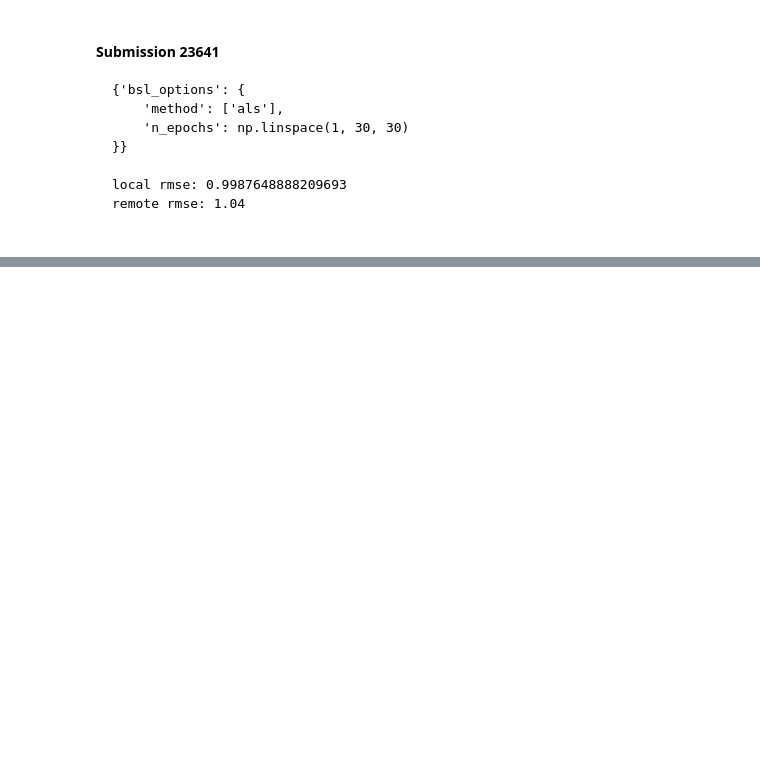
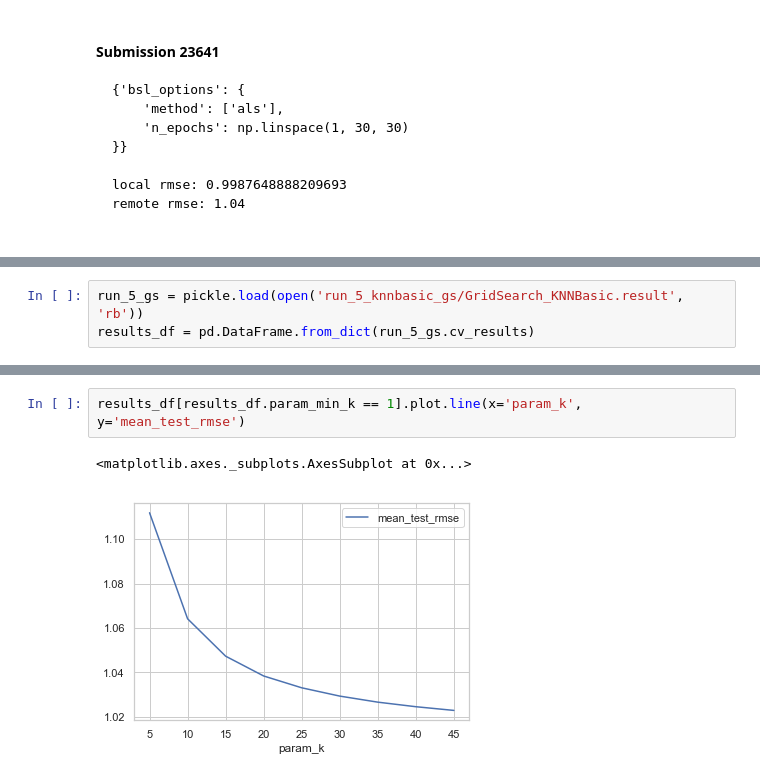
Before and after one commit to justcho5/ml_projects, a Jupyter notebook: project2/AnalyzeResult.ipynb, the cells around one changed output, grey strips where cells are left out. Drawn from its saved outputs; the diff is of its cells as text; blank space fills up the shorter version.

Commit message:
added another grid search
Signed-off-by: Kirusanth Poopalasingam <code@kiru.io>

```diff
--- a/project2/AnalyzeResult.ipynb
+++ b/project2/AnalyzeResult.ipynb
@@ -288,0 +276,3 @@ pa
+# %%
+run_5_gs = pickle.load(open('run_5_knnbasic_gs/GridSearch_KNNBasic.result', 'rb'))
+results_df = pd.DataFrame.from_dict(run_5_gs.cv_results)
@@ -288,0 +290,5 @@ pa
+# %%
+results_df[results_df.param_min_k == 1].plot.line(x='param_k', y='mean_test_rmse')
+# %% [output]
+<matplotlib.axes._subplots.AxesSubplot at 0x...>
+[figure, added]
```
Also changed, not shown: parts of 6 cells of this notebook, 2 other files.
